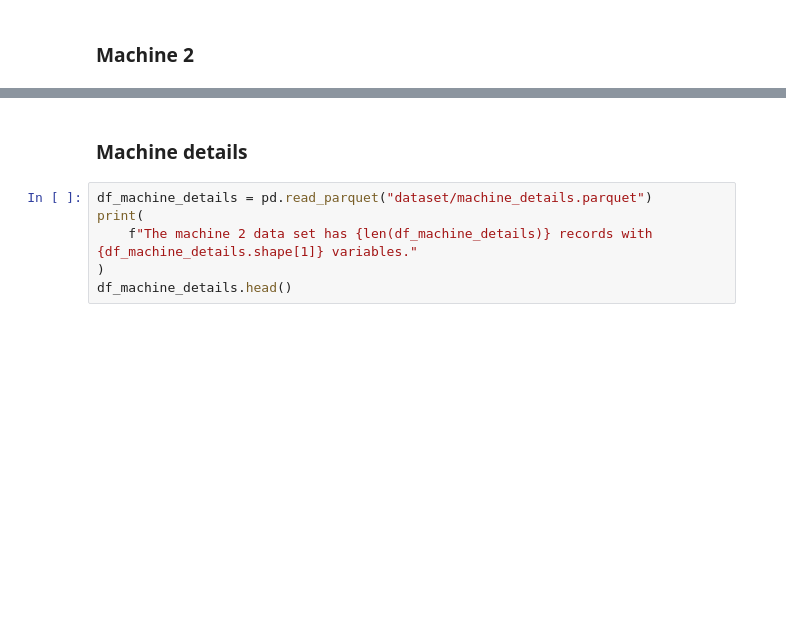
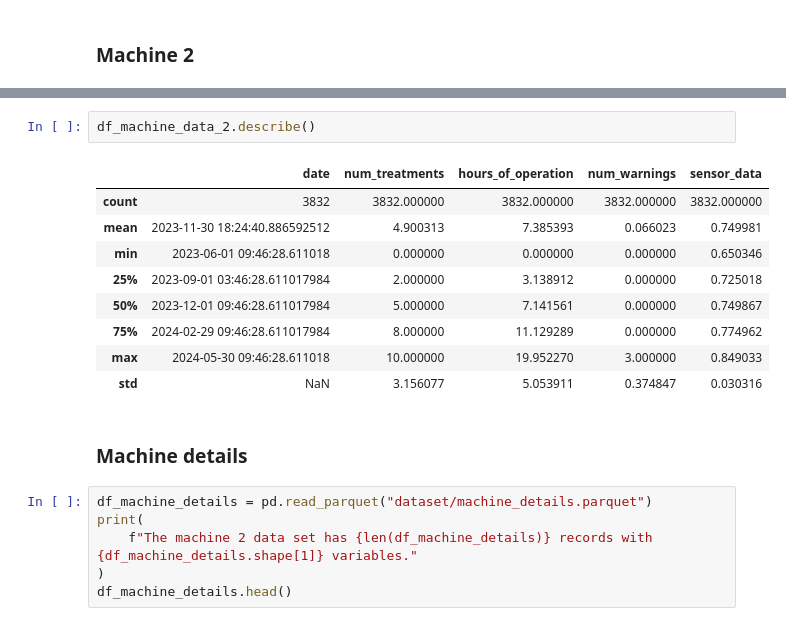
Before and after one commit to Simonmaignan/data-analysis-projects, a Jupyter notebook: projects/dialysis_machines/data-exploration.ipynb, the cells around one changed output, grey strips where cells are left out. Drawn from its saved outputs; the diff is of its cells as text; blank space fills up the shorter version.

```diff
--- a/projects/dialysis_machines/data-exploration.ipynb
+++ b/projects/dialysis_machines/data-exploration.ipynb
@@ -72,6 +84,18 @@ Data columns (total 7 columns):
  6   sensor_data         3832 non-null   float64
 dtypes: datetime64[ns](1), float64(2), int64(2), object(2)
 memory usage: 239.5+ KB
+# %%
+df_machine_data_2.describe()
+# %% [output]
+|  | date | num_treatments | hours_of_operation | num_warnings | sensor_data |
+| count | 3832 | 3832.000000 | 3832.000000 | 3832.000000 | 3832.000000 |
+| mean | 2023-11-30 18:24:40.886592512 | 4.900313 | 7.385393 | 0.066023 | 0.749981 |
+| min | 2023-06-01 09:46:28.611018 | 0.000000 | 0.000000 | 0.000000 | 0.650346 |
+| 25% | 2023-09-01 03:46:28.611017984 | 2.000000 | 3.138912 | 0.000000 | 0.725018 |
+| 50% | 2023-12-01 09:46:28.611017984 | 5.000000 | 7.141561 | 0.000000 | 0.749867 |
+| 75% | 2024-02-29 09:46:28.611017984 | 8.000000 | 11.129289 | 0.000000 | 0.774962 |
+| max | 2024-05-30 09:46:28.611018 | 10.000000 | 19.952270 | 3.000000 | 0.849033 |
+| std | NaN | 3.156077 | 5.053911 | 0.374847 | 0.030316 |
 # %% [markdown]
 ### Machine details
 # %%
```
Also changed, not shown: parts of 16 cells of this notebook.
